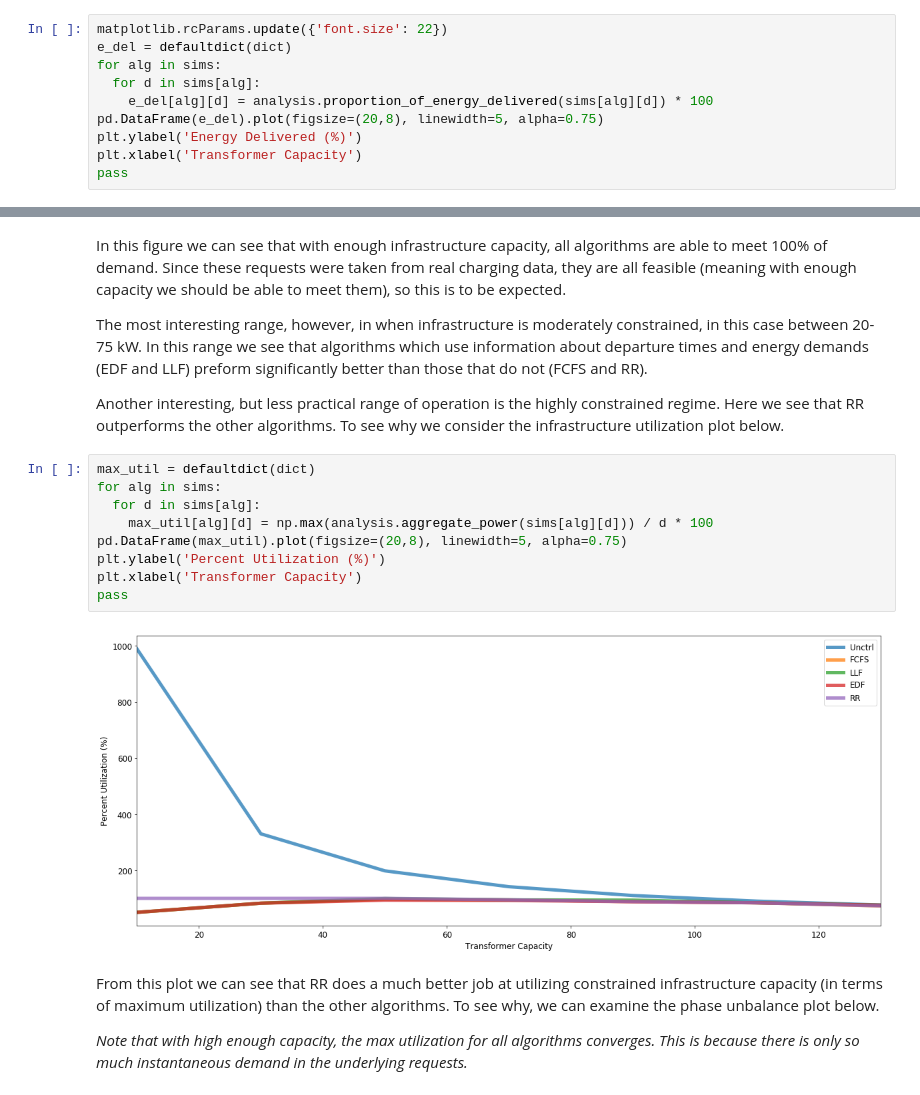
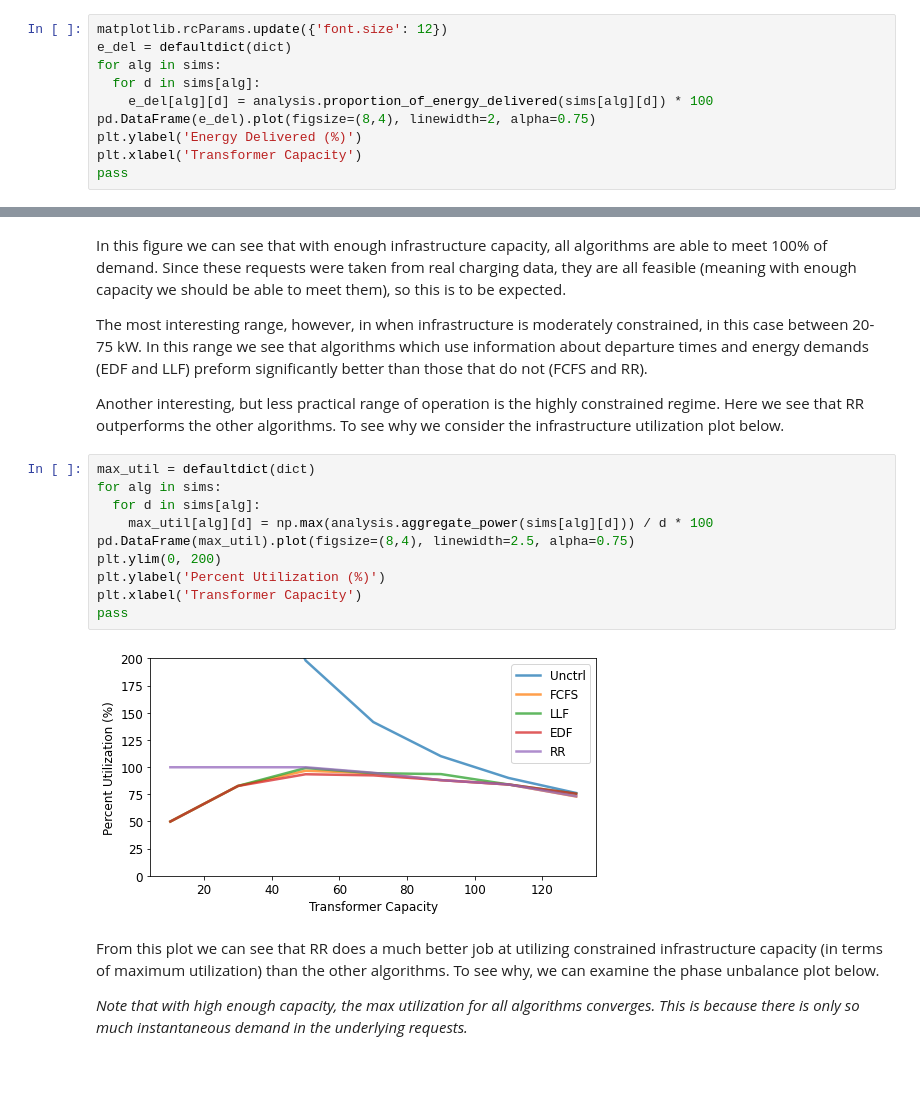
Before and after one commit to caltech-netlab/acnportal-experiments, a Jupyter notebook: baseline_algorithms_w_constrained_infrastructure.ipynb, the cells around one changed output, grey strips where cells are left out. Saved outputs shown, nothing was run; the diff lists cells and outputs as text.

```diff
--- a/baseline_algorithms_w_constrained_infrastructure.ipynb
+++ b/baseline_algorithms_w_constrained_infrastructure.ipynb
@@ -101,12 +104,12 @@ We can then analyze the results of the experiment. We consider three metrics.
 2.   Maximum infrastructure utilization, defined as the maximum instantaneous power draw over the capacity of the system.
 3.   Average current unbalance which measures how well each algorithm is able to balance between phases, a key factor in maximally utilizing infrastructure capacity.
 # %%
-matplotlib.rcParams.update({'font.size': 22})
+matplotlib.rcParams.update({'font.size': 12})
 e_del = defaultdict(dict)
 for alg in sims:
   for d in sims[alg]:
     e_del[alg][d] = analysis.proportion_of_energy_delivered(sims[alg][d]) * 100
-pd.DataFrame(e_del).plot(figsize=(20,8), linewidth=5, alpha=0.75)
+pd.DataFrame(e_del).plot(figsize=(8,4), linewidth=2, alpha=0.75)
 plt.ylabel('Energy Delivered (%)')
 plt.xlabel('Transformer Capacity')
 pass
@@ -125,14 +128,15 @@ Another interesting, but less practical range of operation is the highly constra
 # %%
 max_util = defaultdict(dict)
 for alg in sims:
   for d in sims[alg]:
     max_util[alg][d] = np.max(analysis.aggregate_power(sims[alg][d])) / d * 100
-pd.DataFrame(max_util).plot(figsize=(20,8), linewidth=5, alpha=0.75)
+pd.DataFrame(max_util).plot(figsize=(8,4), linewidth=2.5, alpha=0.75)
+plt.ylim(0, 200)
 plt.ylabel('Percent Utilization (%)')
 plt.xlabel('Transformer Capacity')
 pass
 # %% [output]
-[figure, old version]
+[figure, new version]
 # %% [markdown]
 From this plot we can see that RR does a much better job at utilizing constrained infrastructure capacity (in terms of maximum utilization) than the other algorithms. To see why, we can examine the phase unbalance plot below.
 
```
Also changed, not shown: parts of 9 cells of this notebook, 3 other files.
